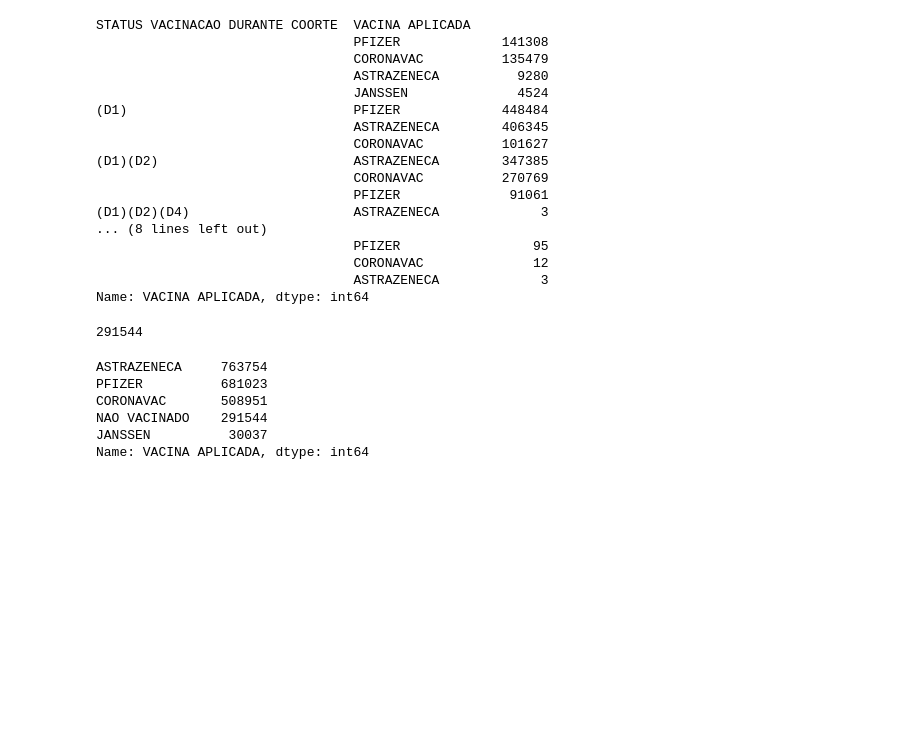
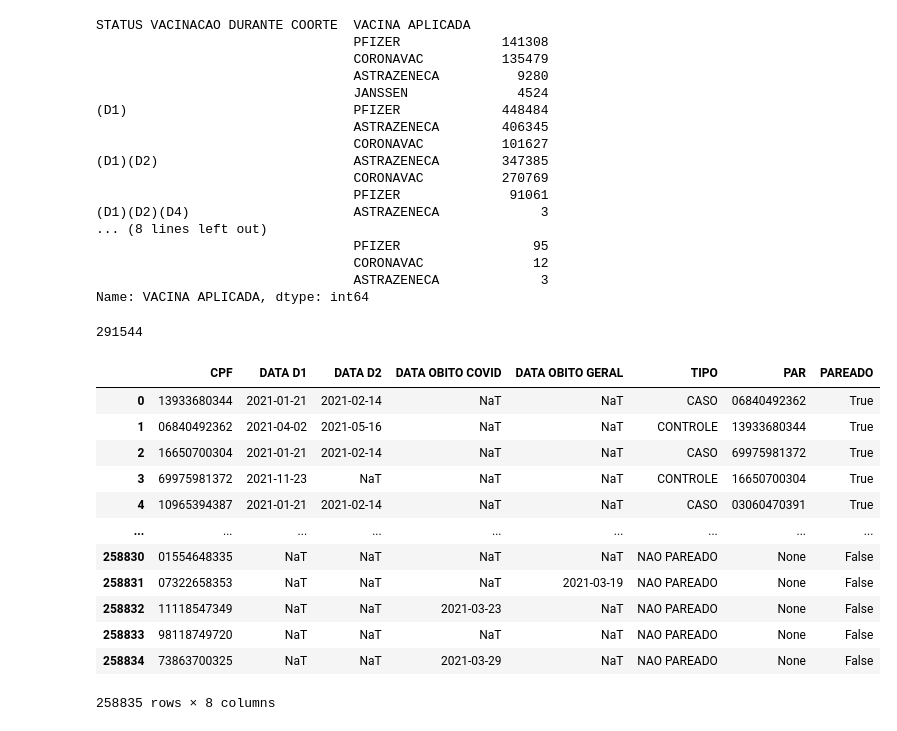
Before and after one commit to higorsmonteiro/vaccine-eff-fortaleza, a Jupyter notebook: notebooks/explore_matching.ipynb, the cells around one changed output. Drawn from its saved outputs; the diff is of its cells as text; code cells hidden in the pictures; blank space fills up the shorter version.

```diff
--- a/notebooks/explore_matching.ipynb
+++ b/notebooks/explore_matching.ipynb
@@ -196,12 +196,22 @@ Name: VACINA APLICADA, dtype: int64
 df["VACINA APLICADA"].isnull().sum()
 # %% [output]
 291544
-# %%
-df["VACINA APLICADA"].fillna("NAO VACINADO").value_counts()
-# %% [output]
-ASTRAZENECA     763754
-PFIZER          681023
-CORONAVAC       508951
-NAO VACINADO    291544
-JANSSEN          30037
-Name: VACINA APLICADA, dtype: int64
+# %%
+pareados_cpf = pd.read_parquet("../output/PAREAMENTO/CORONAVAC/PAREADOS_CPF_1.parquet")
+eventos = pd.read_parquet("../output/PAREAMENTO/CORONAVAC/EVENTOS_PAREADOS_1.parquet")
+# %%
+eventos
+# %% [output]
+|  | CPF | DATA D1 | DATA D2 | DATA OBITO COVID | DATA OBITO GERAL | TIPO | PAR | PAREADO |
+| 0 | 13933680344 | 2021-01-21 | 2021-02-14 | NaT | NaT | CASO | 06840492362 | True |
+| 1 | 06840492362 | 2021-04-02 | 2021-05-16 | NaT | NaT | CONTROLE | 13933680344 | True |
+| 2 | 16650700304 | 2021-01-21 | 2021-02-14 | NaT | NaT | CASO | 69975981372 | True |
+| 3 | 69975981372 | 2021-11-23 | NaT | NaT | NaT | CONTROLE | 16650700304 | True |
+| 4 | 10965394387 | 2021-01-21 | 2021-02-14 | NaT | NaT | CASO | 03060470391 | True |
+| ... | ... | ... | ... | ... | ... | ... | ... | ... |
+| 258830 | 01554648335 | NaT | NaT | NaT | NaT | NAO PAREADO | None | False |
+| 258831 | 07322658353 | NaT | NaT | NaT | 2021-03-19 | NAO PAREADO | None | False |
+| 258832 | 11118547349 | NaT | NaT | 2021-03-23 | NaT | NAO PAREADO | None | False |
+| 258833 | 98118749720 | NaT | NaT | NaT | NaT | NAO PAREADO | None | False |
+| 258834 | 73863700325 | NaT | NaT | 2021-03-29 | NaT | NAO PAREADO | None | False |
+258835 rows × 8 columns
```
Also changed, not shown: 1 other file.
